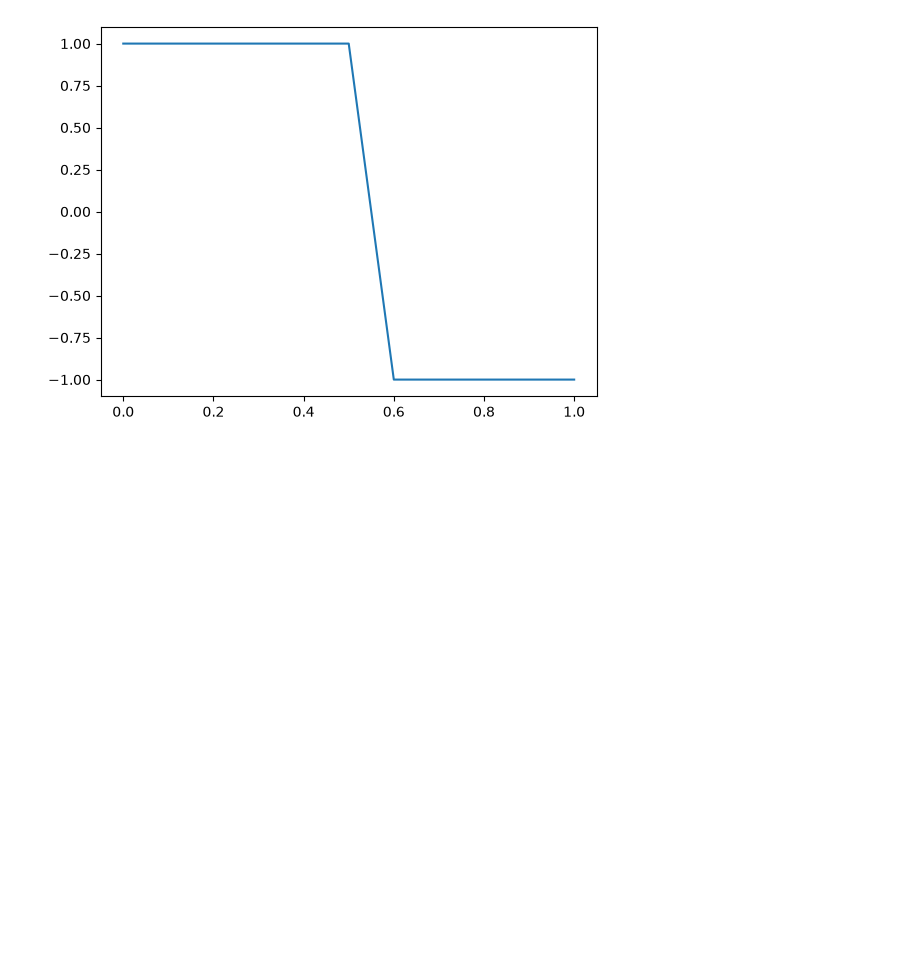
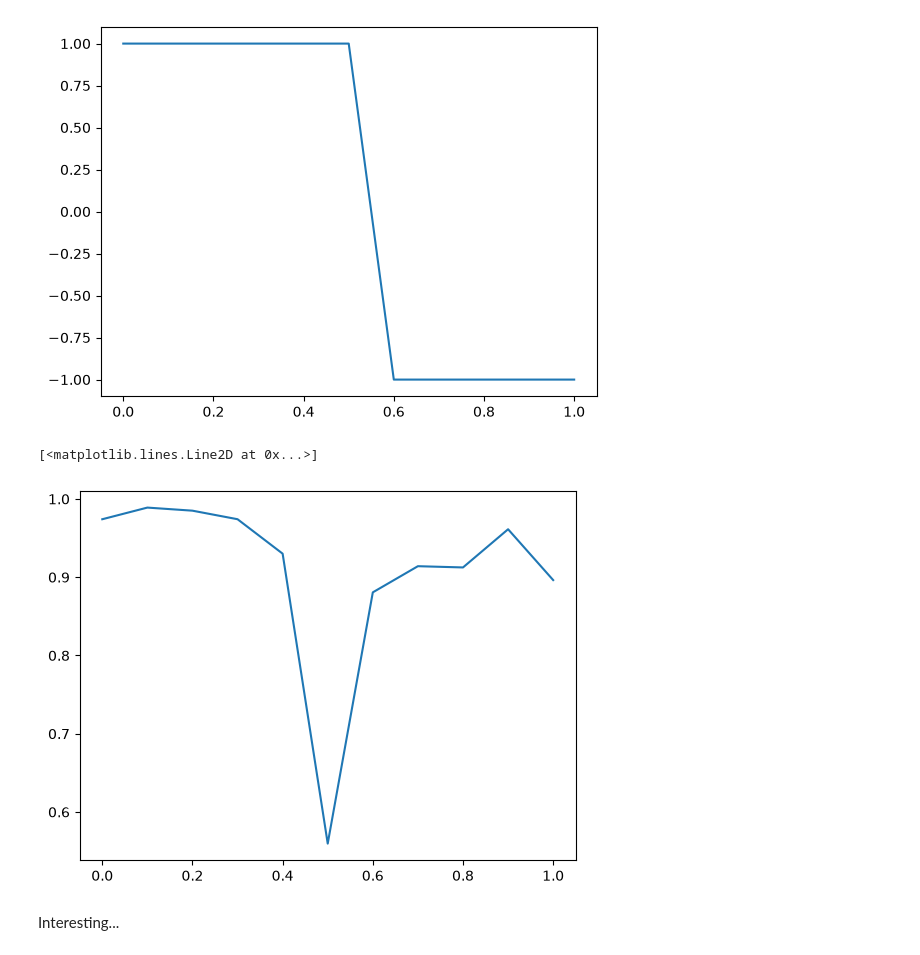
Before and after one commit to kieran-cooney/spt_numerical_classificiation, a Jupyter notebook: code/time_reversal_symmetries/truncating_reduced_density_matrices/zxz_y_tensor_network_factorization_sweep.ipynb, the cells around one changed output. Cells and saved outputs as stored; diff of their text form; code cells hidden in the pictures; blank space fills up the shorter version.

```diff
--- a/code/time_reversal_symmetries/truncating_reduced_density_matrices/zxz_y_tensor_network_factorization_sweep.ipynb
+++ b/code/time_reversal_symmetries/truncating_reduced_density_matrices/zxz_y_tensor_network_factorization_sweep.ipynb
@@ -773,4 +1329,13 @@ plt.plot(parameters, right_rho_index)
 # %% [output]
 [<matplotlib.lines.Line2D at 0x...>]
 [figure]
+# %%
+rho_overlaps = np.array([l[9] for l in sweep_results])
+# %%
+plt.plot(parameters, rho_overlaps)
+# %% [output]
+[<matplotlib.lines.Line2D at 0x...>]
+[figure, added]
+# %% [markdown]
+Interesting...
 # %%
```
Also changed, not shown: parts of 52 cells of this notebook.
